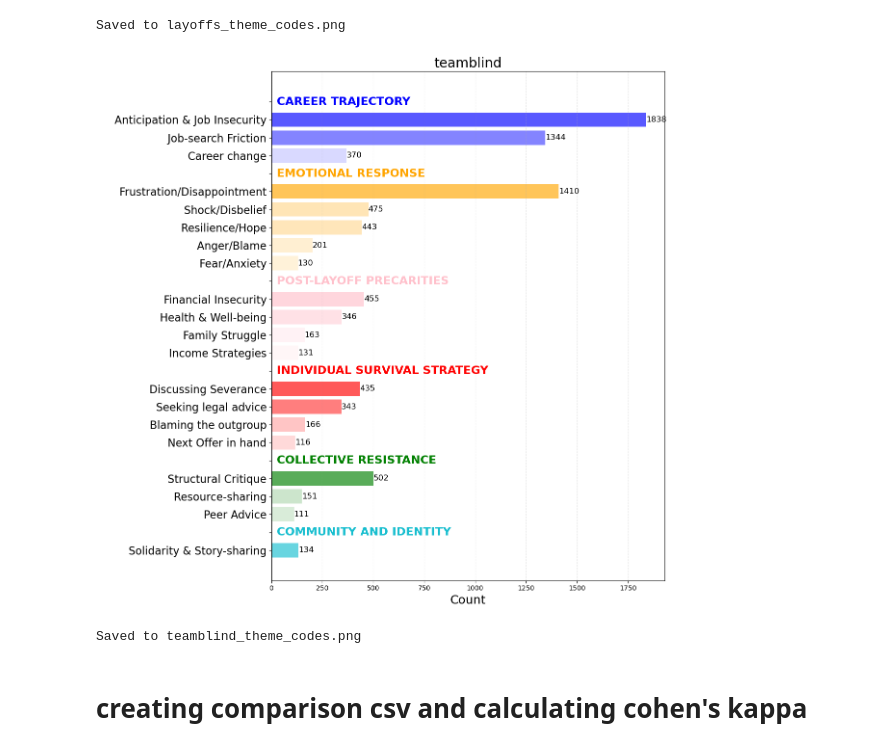
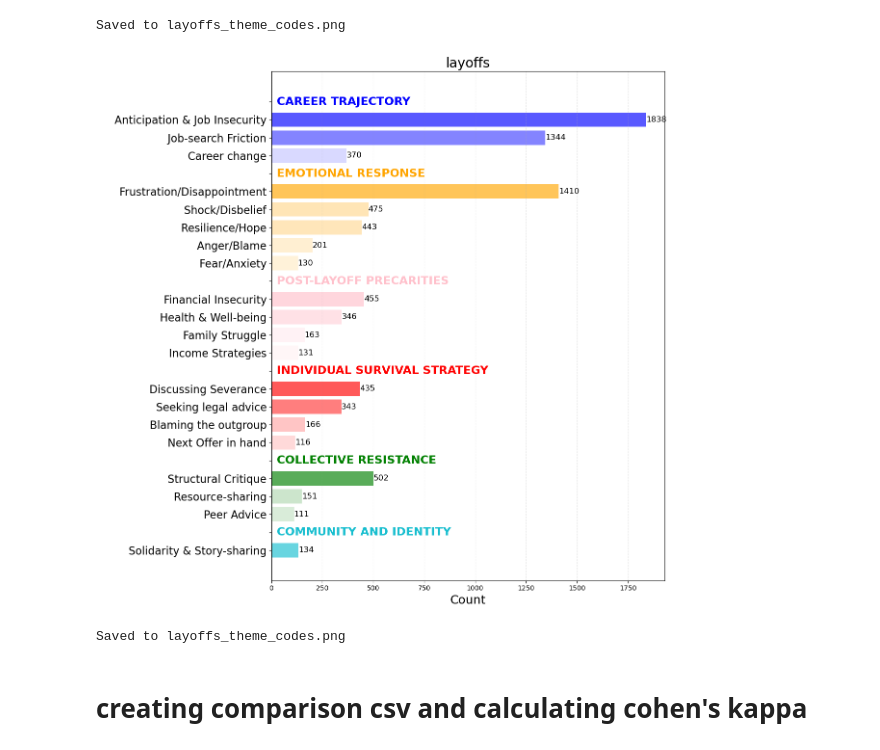
Before and after one commit to FahimShahriarAnik/Chaos_in_fedNews, a Jupyter notebook: reddit_and_teamblind_combined/playground.ipynb, the cells around one changed output. Drawn from its saved outputs; the diff is of its cells as text; code cells hidden in the pictures.

```diff
--- a/reddit_and_teamblind_combined/playground.ipynb
+++ b/reddit_and_teamblind_combined/playground.ipynb
@@ -1399,0 +6432,28 @@ BATCH = 100
+# %%
+input_file = 'layoffs_qual_analysis/layoffs_posts_with_post_id_and_labels.jsonl'
+posts =[]
+with open(input_file, 'r', encoding='utf-8') as f:
+    for idx, line in enumerate(f, start=1):
+        data = json.loads(line)
+        posts.append({
+            "id": idx,
+            # "title": data.get("title", ""),
+            # "text": data.get("selftext", "")
+            "title": data.get("title", ""),
+            #"text": data.get("selftext", "")
+        })
+        if len(posts) == 5000:
+            break
+
+# Now you can run your loop as intended
+compiled_posts = []
+for post in posts:
+    post_id = post.get("id", "")
+    title   = post.get("title", "")
+    #text    = post.get("text", "")
+    compiled_posts.append(
+        f"post_id: {post_id}\t title: {title}\n"
+    )
+
+posts_thread = "\n".join(compiled_posts)
+print(posts_thread)
@@ -2401,7 +7525,7 @@ sorted_layoffs_theme_dict = {
 
 
 # --- Params you can tweak (NEW) ---
-subreddit = "teamblind"
+subreddit = "layoffs"
 TOP_N_THEMES = 6
 CODE_MIN_COUNT = 100
 OUTPUT_PNG = f"{subreddit}_theme_codes.png"
@@ -2481,35 +7605,35 @@ bars = ax.barh(ypos, values, color=colors, edgecolor="none")
 # annotate counts
 if values:
     xmax = max(values) if max(values) > 0 else 1
     for y, v, hdr in zip(ypos, values, is_header):
         if not hdr and v > 0:
             #ax.text(v + xmax * 0.01, y, f"{v}", va="center", fontsize=COUNT_FONTSIZE)  # CHANGED
             ax.annotate(f"{v}", xy=(v, y), xytext=(0, 0), textcoords="offset points",
             va="center", ha="left", fontsize=COUNT_FONTSIZE)
 
 
 # theme names on header rows (CHANGED: use THEME_FONTSIZE)
 x_text = (max(values) if values else 1) * THEME_LABEL_X_FRAC
 for g in groups:
     ax.text(x_text, g["header"], g["theme"], va="center", ha="left",
             fontweight="bold", color=g["color"], fontsize=THEME_FONTSIZE)
 
 # y-tick labels (CHANGED: bigger fonts; headers hidden)
 yticklabels = [("" if hdr else lbl) for lbl, hdr in zip(labels, is_header)]
 ax.set_yticks(ypos)
 ax.set_yticklabels(yticklabels, fontsize=YTICK_FONTSIZE)  # CHANGED
 
 ax.invert_yaxis()
 ax.set_xlabel("Count", fontsize=AXIS_LABEL_FONTSIZE)      # CHANGED
 ax.set_title(f"{subreddit}", fontsize=TITLE_FONTSIZE)     # CHANGED
 ax.grid(axis="x", linestyle="--", alpha=0.3)
 plt.tight_layout()
 plt.savefig(OUTPUT_PNG, dpi=200, bbox_inches="tight")
 plt.show()
 print(f"Saved to {OUTPUT_PNG}")
 # %% [output]
-[figure, old version]
+[figure, new version]
-Saved to teamblind_theme_codes.png
+Saved to layoffs_theme_codes.png
 # %% [markdown]
 # creating comparison csv and calculating cohen's kappa
 # %%
```
Also changed, not shown: parts of 20 cells of this notebook, 33 other files.
